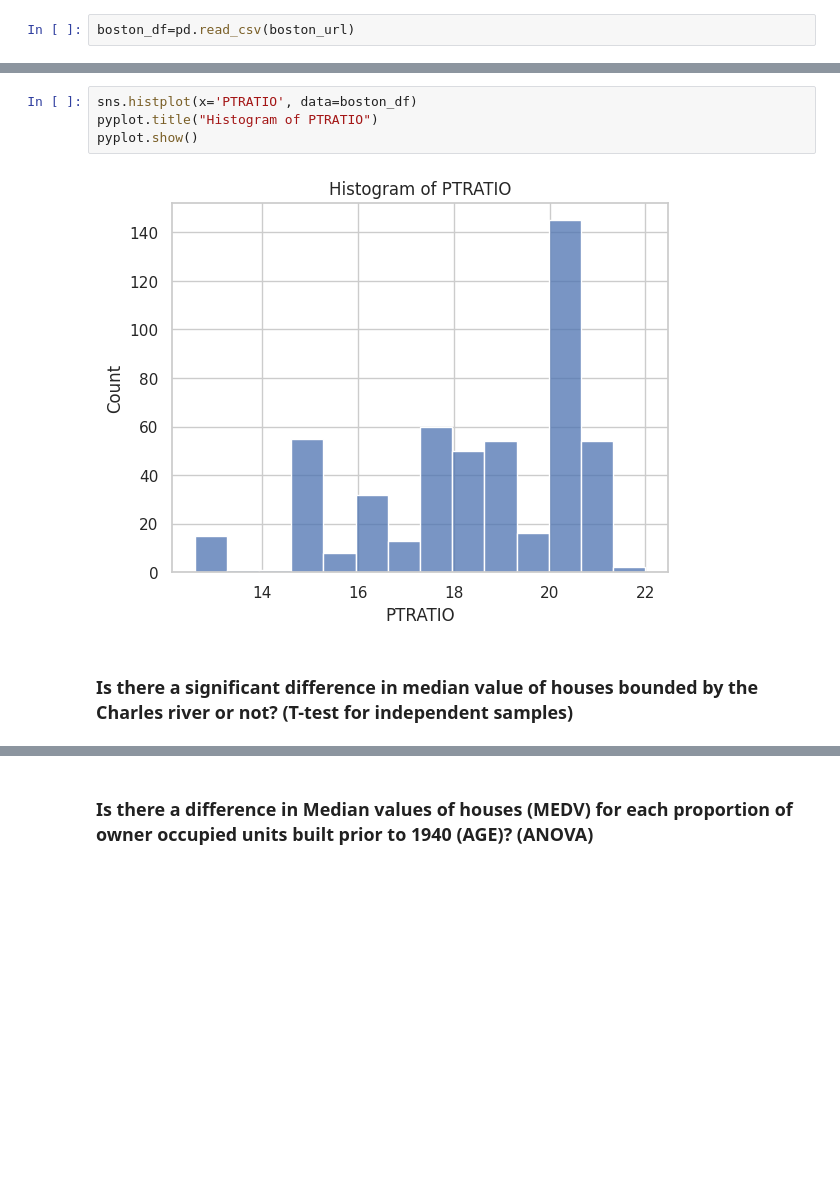
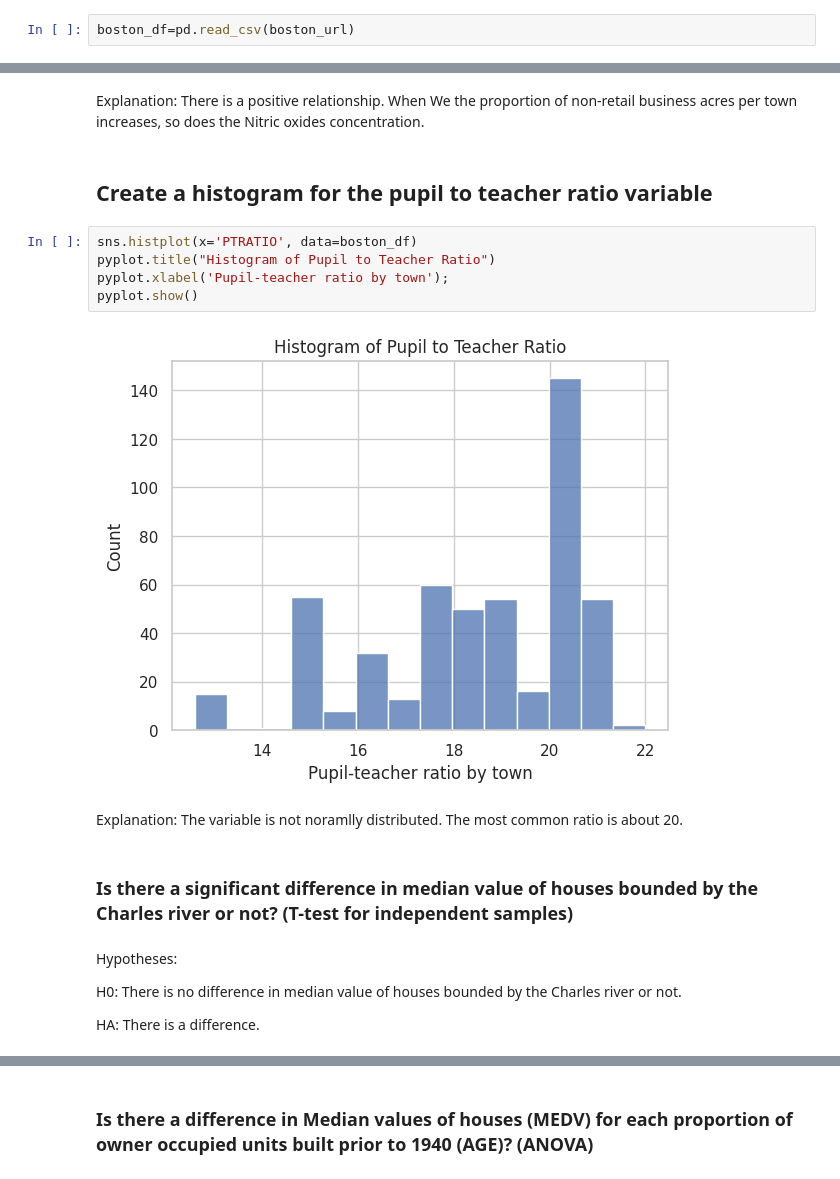
Before and after one commit to JongPow2000/Boston-housing-project, a Jupyter notebook: Optional_Peer_Graded_Assignment.jupyterlite.ipynb, the cells around one changed output, grey strips where cells are left out. Cells and saved outputs as stored; diff of their text form; blank space fills up the shorter version.

```diff
--- a/Optional_Peer_Graded_Assignment.jupyterlite.ipynb
+++ b/Optional_Peer_Graded_Assignment.jupyterlite.ipynb
@@ -74,11 +83,24 @@ pyplot.show()
+# %% [markdown]
+Explanation: There is a positive relationship. When We the proportion of non-retail business acres per town increases, so does the Nitric oxides concentration.
+# %% [markdown]
+## Create a histogram for the pupil to teacher ratio variable
 # %%
 sns.histplot(x='PTRATIO', data=boston_df)
-pyplot.title("Histogram of PTRATIO")
+pyplot.title("Histogram of Pupil to Teacher Ratio")
+pyplot.xlabel('Pupil-teacher ratio by town');
 pyplot.show()
 # %% [output]
-[figure, old version]
+[figure, new version]
+# %% [markdown]
+Explanation: The variable is not noramlly distributed. The most common ratio is about 20.
 # %% [markdown]
 ### Is there a significant difference in median value of houses bounded by the Charles river or not? (T-test for independent samples)
+# %% [markdown]
+Hypotheses:
+
+H0: There is no difference in median value of houses bounded by the Charles river or not.
+
+HA: There is a difference.
 # %%
 import pandas as pd
 from scipy import stats
```
Also changed, not shown: parts of 23 cells of this notebook.
